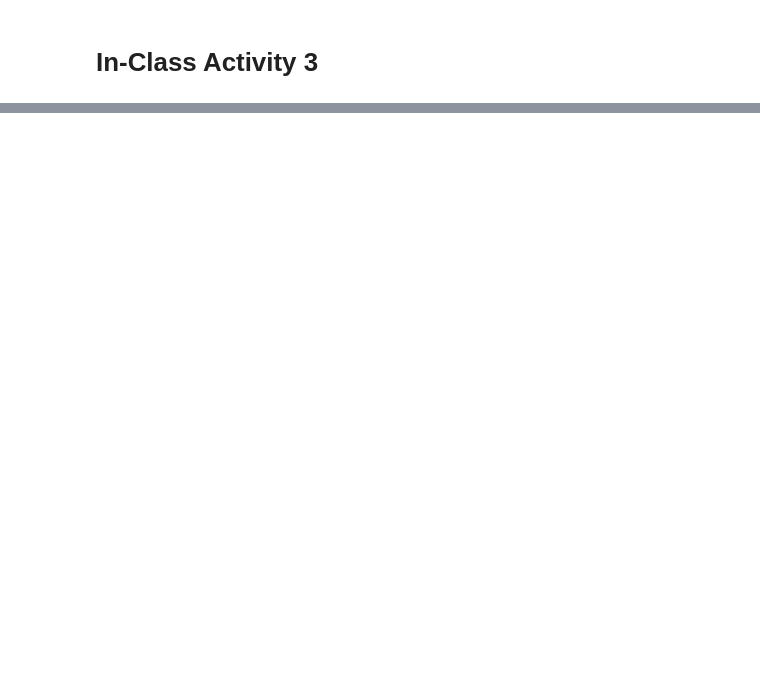
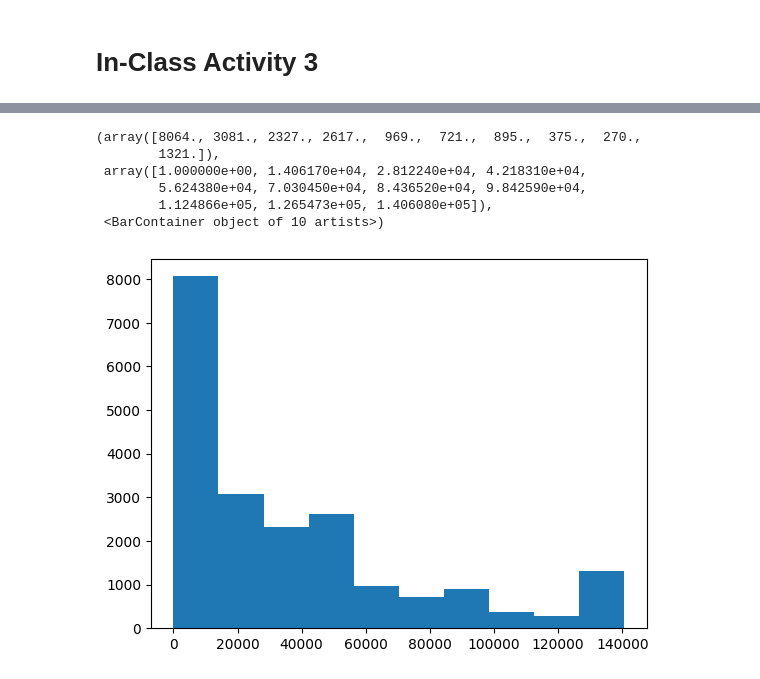
Before and after one commit to coughlinjennie/data71200su24, a Jupyter notebook: class3/data71200class3lab-Jennie.ipynb, the cells around one changed output, grey strips where cells are left out. Cells and saved outputs as stored; diff of their text form; code cells hidden in the pictures; blank space fills up the shorter version.

```diff
--- a/class3/data71200class3lab-Jennie.ipynb
+++ b/class3/data71200class3lab-Jennie.ipynb
@@ -59,0 +130,11 @@ from sklearn.preprocessing import KBinsDiscretizer
+# %%
+# Cubing (**3)
+plt.hist(housing_pd**3,bins=nbins)
+# %% [output]
+(array([8064., 3081., 2327., 2617.,  969.,  721.,  895.,  375.,  270.,
+        1321.]),
+ array([1.000000e+00, 1.406170e+04, 2.812240e+04, 4.218310e+04,
+        5.624380e+04, 7.030450e+04, 8.436520e+04, 9.842590e+04,
+        1.124866e+05, 1.265473e+05, 1.406080e+05]),
+ <BarContainer object of 10 artists>)
+[figure, added]
```
Also changed, not shown: parts of 23 cells of this notebook.
